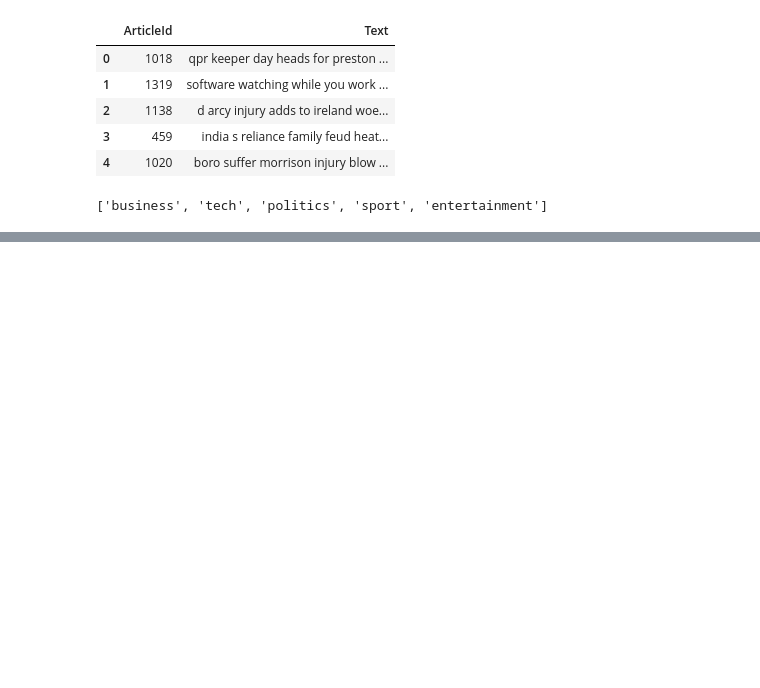
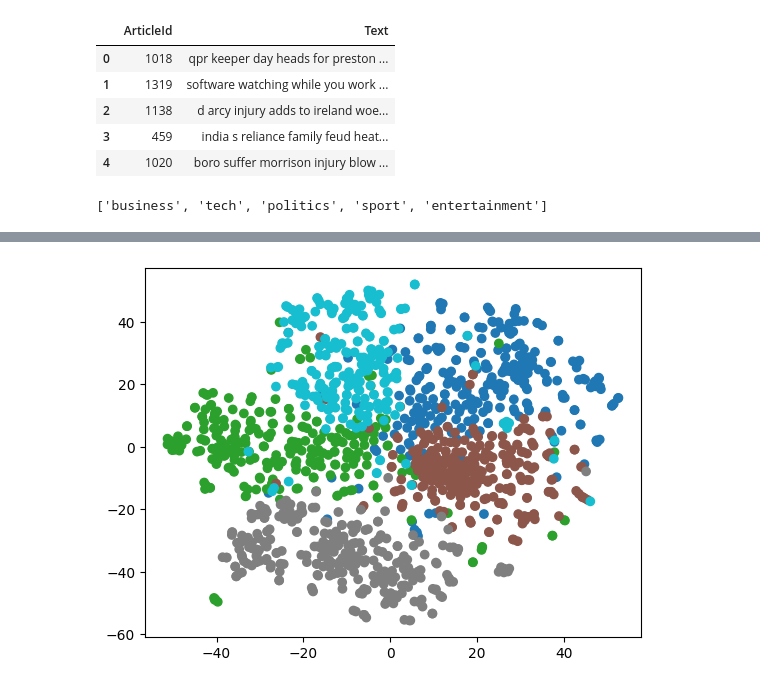
Before and after one commit to yasuomaidana/introduction-to-machine-learning, a Jupyter notebook: Unsupervised Algorithms in Machine Learning/BBC News Classification/BBC text classification.ipynb, the cells around one changed output, grey strips where cells are left out. Saved outputs shown, nothing was run; the diff lists cells and outputs as text; code cells hidden in the pictures; blank space fills up the shorter version.

```diff
--- a/Unsupervised Algorithms in Machine Learning/BBC News Classification/BBC text classification.ipynb
+++ b/Unsupervised Algorithms in Machine Learning/BBC News Classification/BBC text classification.ipynb
@@ -119,0 +163,10 @@ plt.show()
+# %%
+print("\nOriginal train shape:", train_data.shape)
+print("The mean number of category is ", train_data.Category.value_counts().mean())
+print(train_data.Category.value_counts())
+
+train_data = train_data.groupby("Category").apply( lambda group: group.sample(n = min(len(group), int(mean_count)), random_state=42)).reset_index(drop=True)
+
+print("\nNew train shape:", train_data.shape)
+print("The mean number of category is ", train_data.Category.value_counts().mean())
+print(train_data.Category.value_counts())
@@ -119,0 +193,8 @@ plt.show()
+# %%
+tsne = TSNE(n_components=2, random_state=42, init="random")
+tfid_weights_train, tfid_vectorizer_train = extract_tifd(train_data)
+tsne_train = tsne.fit_transform(tfid_weights_train)
+plt.scatter(tsne_train[:, 0], tsne_train[:, 1], c=train_data['Category'].astype('category').cat.codes, cmap='tab10')
+plt.show()
+# %% [output]
+[figure, added]
```
Also changed, not shown: parts of 8 cells of this notebook.
